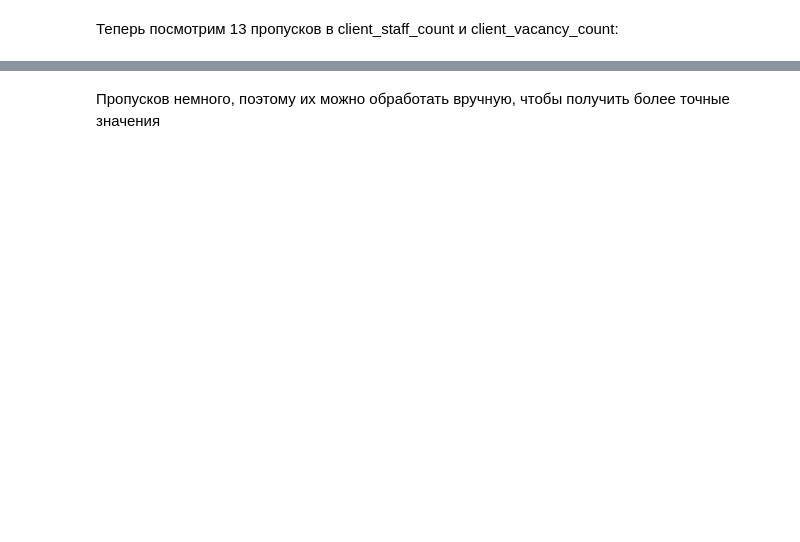
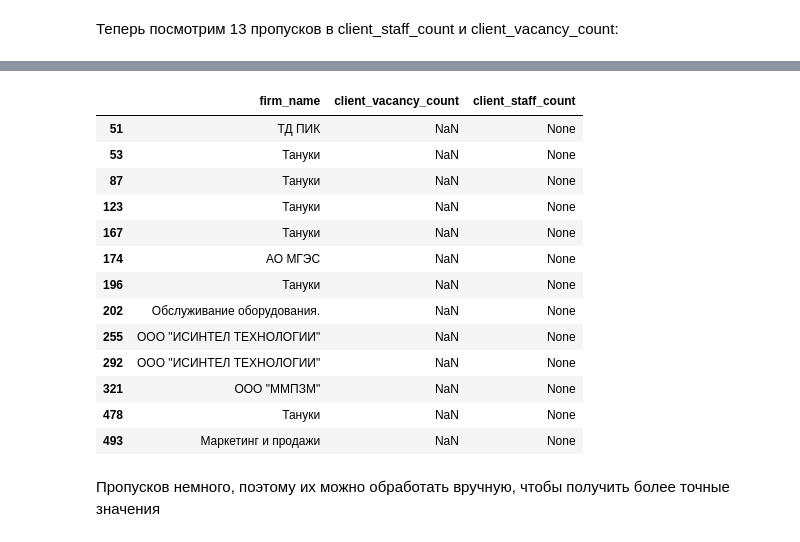
Before and after one commit to leosh1d/gp2, a Jupyter notebook: code/collecting/superjob.ipynb, the cells around one changed output, grey strips where cells are left out. Saved outputs shown, nothing was run; the diff lists cells and outputs as text; code cells hidden in the pictures; blank space fills up the shorter version.

```diff
--- a/code/collecting/superjob.ipynb
+++ b/code/collecting/superjob.ipynb
@@ -398,0 +411,2 @@ df_api_res = df_api_res.drop(columns='catalogues')
+# %%
+df_api_res = df_api_res.drop(columns=['id', 'id_client', 'id_region', 'id_country', 'town'])
@@ -398,0 +419,2 @@ df_api_res = df_api_res.drop(columns='catalogues')
+# %%
+df_api_res = df_api_res.drop(columns=[ 'date_archived', 'is_archive', 'is_storage',  'date_published', 'moveable', 'agreement', 'agency'])
@@ -398,0 +439,2 @@ df_api_res = df_api_res.drop(columns='catalogues')
+# %%
+df_api_res = df_api_res.drop(columns=['languages', 'age_from', 'age_to', 'gender'])
@@ -399,3 +455,5 @@ df_api_res = df_api_res.drop(columns='catalogues')
+# %%
+df_api_res = df_api_res.drop(columns=['candidat', 'firm_activity'])
 # %% [markdown]
 Следующим этапом проверим пропуски. Начнем с более очевидный вариантов - nan
 # %%
@@ -432,3 +475,20 @@ df_api_res.loc[~df_api_res['client_staff_count'].isna()]
+# %%
+df_api_res.loc[df_api_res['client_staff_count'].isna(), ['firm_name', 'client_vacancy_count', 'client_staff_count']]
+# %% [output]
+|  | firm_name | client_vacancy_count | client_staff_count |
+| 51 | ТД ПИК | NaN | None |
+| 53 | Тануки | NaN | None |
+| 87 | Тануки | NaN | None |
+| 123 | Тануки | NaN | None |
+| 167 | Тануки | NaN | None |
+| 174 | АО МГЭС | NaN | None |
+| 196 | Тануки | NaN | None |
+| 202 | Обслуживание оборудования. | NaN | None |
+| 255 | ООО "ИСИНТЕЛ ТЕХНОЛОГИИ" | NaN | None |
+| 292 | ООО "ИСИНТЕЛ ТЕХНОЛОГИИ" | NaN | None |
+| 321 | ООО "ММПЗМ" | NaN | None |
+| 478 | Тануки | NaN | None |
+| 493 | Маркетинг и продажи | NaN | None |
 # %% [markdown]
 Пропусков немного, поэтому их можно обработать вручную, чтобы получить более точные значения
 # %%
```
Also changed, not shown: parts of 29 cells of this notebook.
